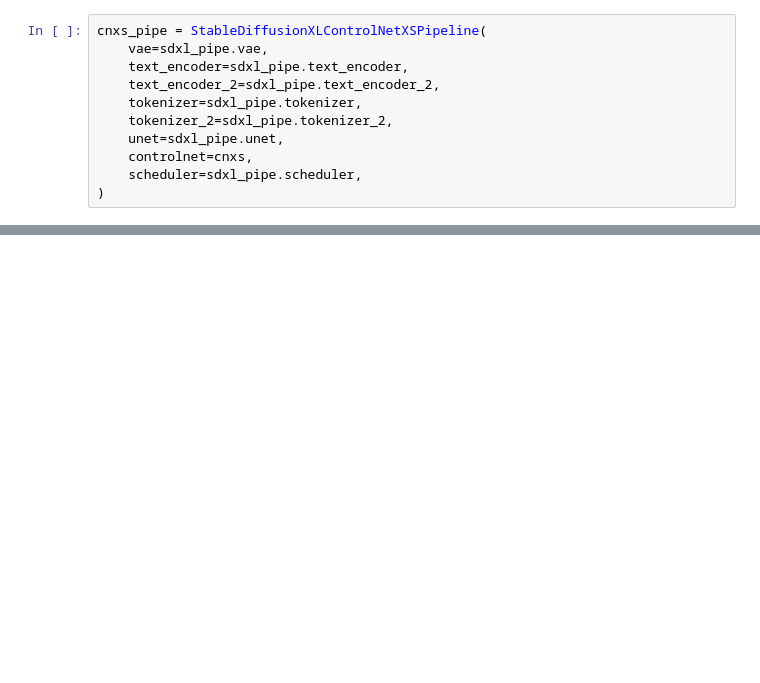
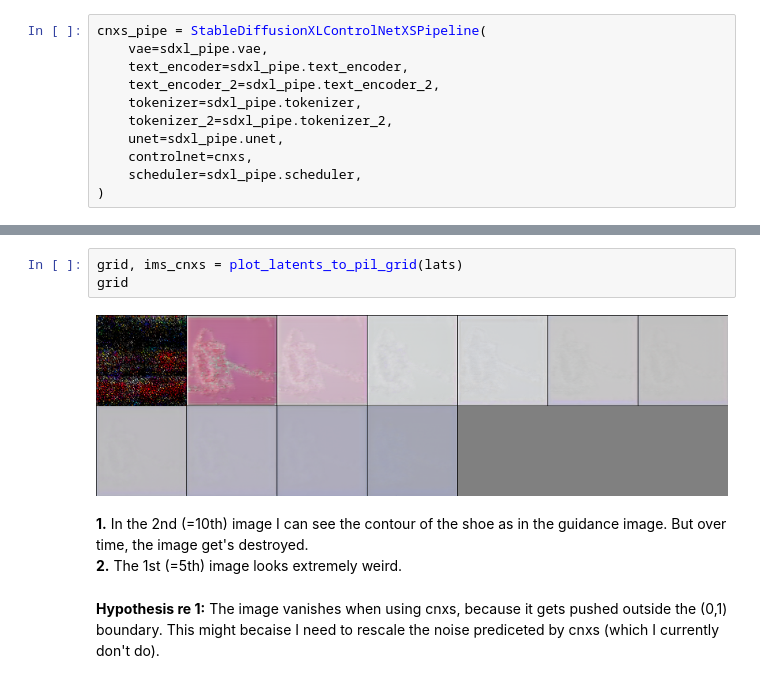
Before and after one commit to UmerHA/controlnet-xs-notes, a Jupyter notebook: Test - Forward - 4.ipynb, the cells around one changed output, grey strips where cells are left out. Saved outputs shown, nothing was run; the diff lists cells and outputs as text; blank space fills up the shorter version.

```diff
--- a/Test - Forward - 4.ipynb
+++ b/Test - Forward - 4.ipynb
@@ -229,0 +335,10 @@ ValueError: <class 'diffusers.models.unet_2d_condition.UNet2DConditionModel'> ha
+# %%
+grid, ims_cnxs = plot_latents_to_pil_grid(lats)
+grid
+# %% [output]
+[figure, added]
+# %% [markdown]
+**1.** In the 2nd (=10th) image I can see the contour of the shoe as in the guidance image. But over time, the image get's destroyed.<br/>
+**2.** The 1st (=5th) image looks extremely weird.
+# %% [markdown]
+**Hypothesis re 1:** The image vanishes when using cnxs, because it gets pushed outside the (0,1) boundary. This might becaise I need to rescale the noise prediceted by cnxs (which I currently don't do).
```
Also changed, not shown: parts of 41 cells of this notebook, 2 other files.
